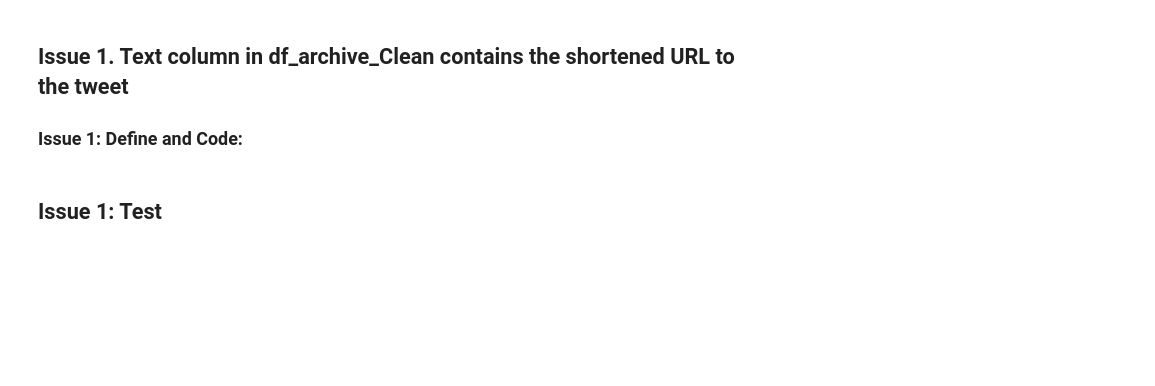
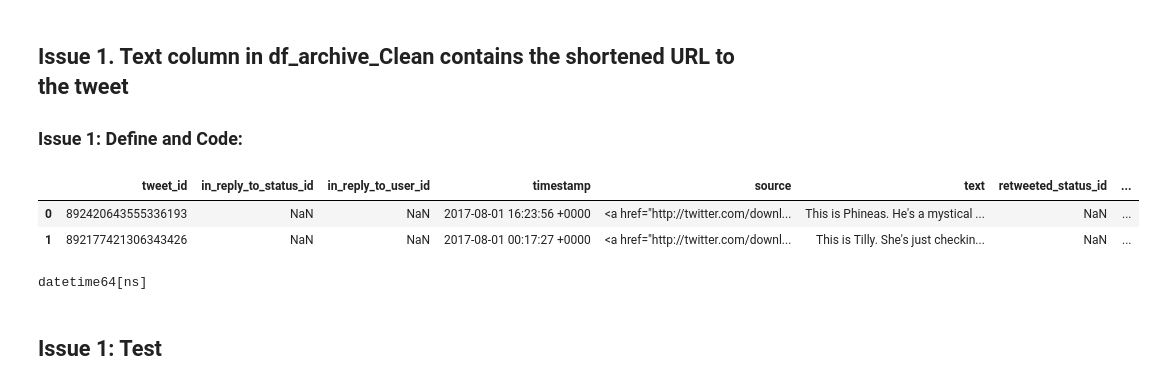
Before and after one commit to nagashrin/data_wrangling, a Jupyter notebook: wrangle_act_1.ipynb, the cells around one changed output. Saved outputs shown, nothing was run; the diff lists cells and outputs as text; code cells hidden in the pictures; blank space fills up the shorter version.

```diff
--- a/wrangle_act_1.ipynb
+++ b/wrangle_act_1.ipynb
@@ -479,3 +466,9 @@ df_json1_Clean = df_json1_clean.copy()
 ## Issue 1. Text column in df_archive_Clean contains the shortened URL to the tweet
 
 ### Issue 1: Define and Code:
+# %%
+df_archive_Clean.head(2)
+# %% [output]
+|  | tweet_id | in_reply_to_status_id | in_reply_to_user_id | timestamp | source | text | retweeted_status_id | ... |
+| 0 | 892420643555336193 | NaN | NaN | 2017-08-01 16:23:56 +0000 | <a href="http://twitter.com/downl... | This is Phineas. He's a mystical ... | NaN | ... |
+| 1 | 892177421306343426 | NaN | NaN | 2017-08-01 00:17:27 +0000 | <a href="http://twitter.com/downl... | This is Tilly. She's just checkin... | NaN | ... |
@@ -482,3 +477,7 @@ df_json1_Clean = df_json1_clean.copy()
+# %%
+print(df_archive_Clean['timestamp'].dtype)
+# %% [output]
+datetime64[ns]
 # %%
 """
 1. Remove url at the end of 'text' column in archive_Clean dataframe
```
Also changed, not shown: parts of 15 cells of this notebook.
